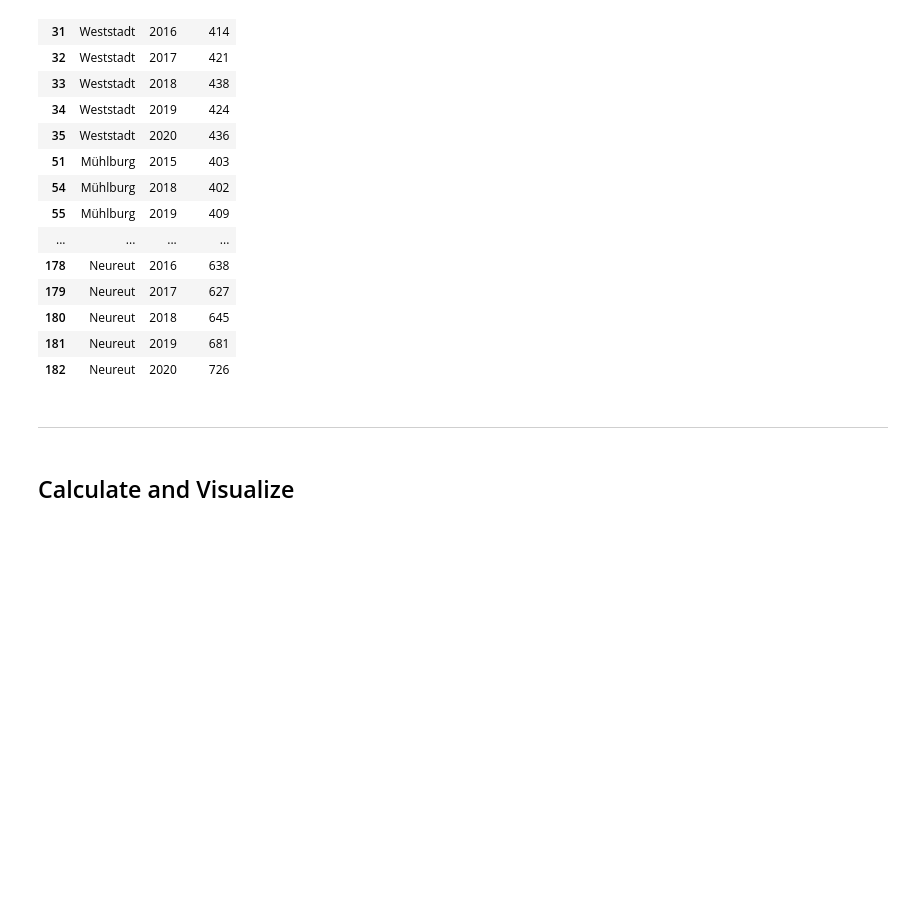
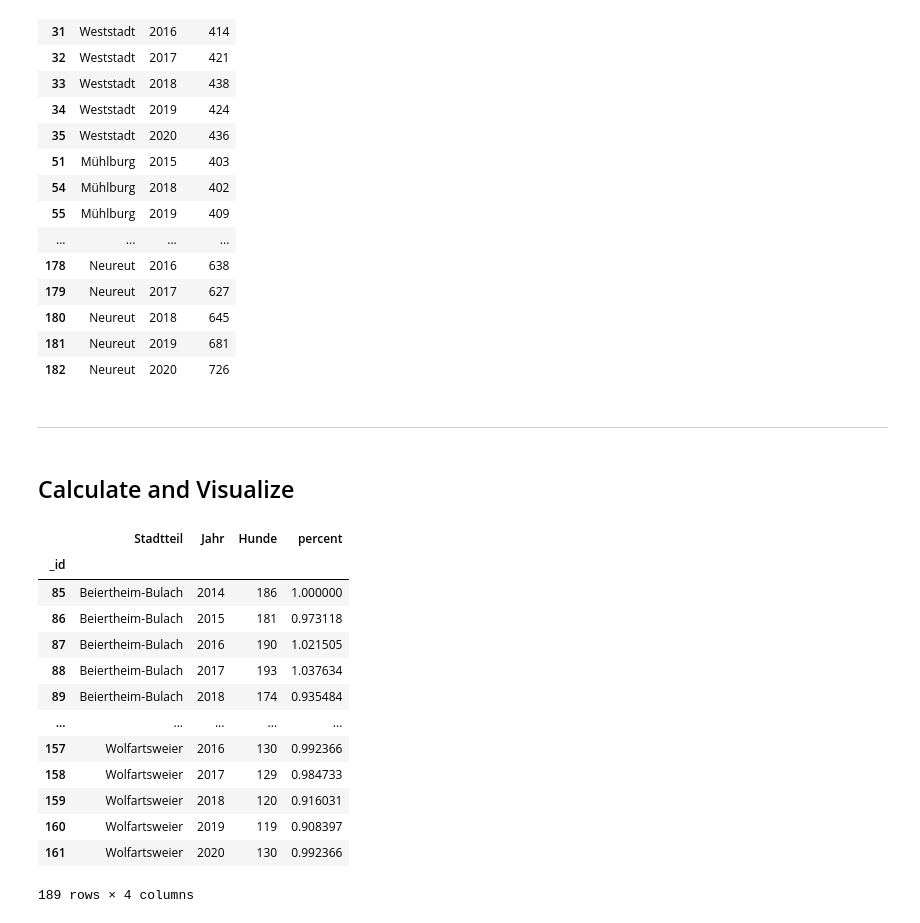
Before and after one commit to hka-mmv/2023-sose-dscb230-tutorial, a Jupyter notebook: 2/BeispielLösung.ipynb, the cells around one changed output. Saved outputs shown, nothing was run; the diff lists cells and outputs as text; code cells hidden in the pictures; blank space fills up the shorter version.

```diff
--- a/2/BeispielLösung.ipynb
+++ b/2/BeispielLösung.ipynb
@@ -261,9 +261,26 @@ px.line(new_df,x="Jahr",y="Hunde",color="Stadtteil")
 # %%
 px.line(new_df.groupby("Jahr")[["Hunde"]].sum(),y="Hunde", title="Gesamt Anzahl der Registrieren Hunde pro Jahr")
 # %%
-new_df =new_df.sort_values(["Stadtteil","Jahr"])
-new_df["percent"] = 0
-for i in new_df["Stadtteil"].unique():
-    first = new_df[(new_df["Stadtteil"] == i)& (new_df["Jahr"] == 2014)]["Hunde"].values[0]
-    new_df.loc[new_df["Stadtteil"] == i,"percent"] = new_df[new_df["Stadtteil"] == i]["Hunde"]/first
+new_df_ = new_df.sort_values(["Stadtteil","Jahr"]).copy()
+new_df_["percent"] = 0
+for i in new_df_["Stadtteil"].unique():
+    first = new_df_[(new_df_["Stadtteil"] == i)& (new_df_["Jahr"] == 2014)]["Hunde"].values[0]
+    new_df_.loc[new_df_["Stadtteil"] == i,"percent"] = new_df_[new_df_["Stadtteil"] == i]["Hunde"]/first
+# %%
+new_df_
+# %% [output]
+|  | Stadtteil | Jahr | Hunde | percent |
+| _id |  |  |  |  |
+| 85 | Beiertheim-Bulach | 2014 | 186 | 1.000000 |
+| 86 | Beiertheim-Bulach | 2015 | 181 | 0.973118 |
+| 87 | Beiertheim-Bulach | 2016 | 190 | 1.021505 |
+| 88 | Beiertheim-Bulach | 2017 | 193 | 1.037634 |
+| 89 | Beiertheim-Bulach | 2018 | 174 | 0.935484 |
+| ... | ... | ... | ... | ... |
+| 157 | Wolfartsweier | 2016 | 130 | 0.992366 |
+| 158 | Wolfartsweier | 2017 | 129 | 0.984733 |
+| 159 | Wolfartsweier | 2018 | 120 | 0.916031 |
+| 160 | Wolfartsweier | 2019 | 119 | 0.908397 |
+| 161 | Wolfartsweier | 2020 | 130 | 0.992366 |
+189 rows × 4 columns
 # %%
```
Also changed, not shown: parts of 3 cells of this notebook.
